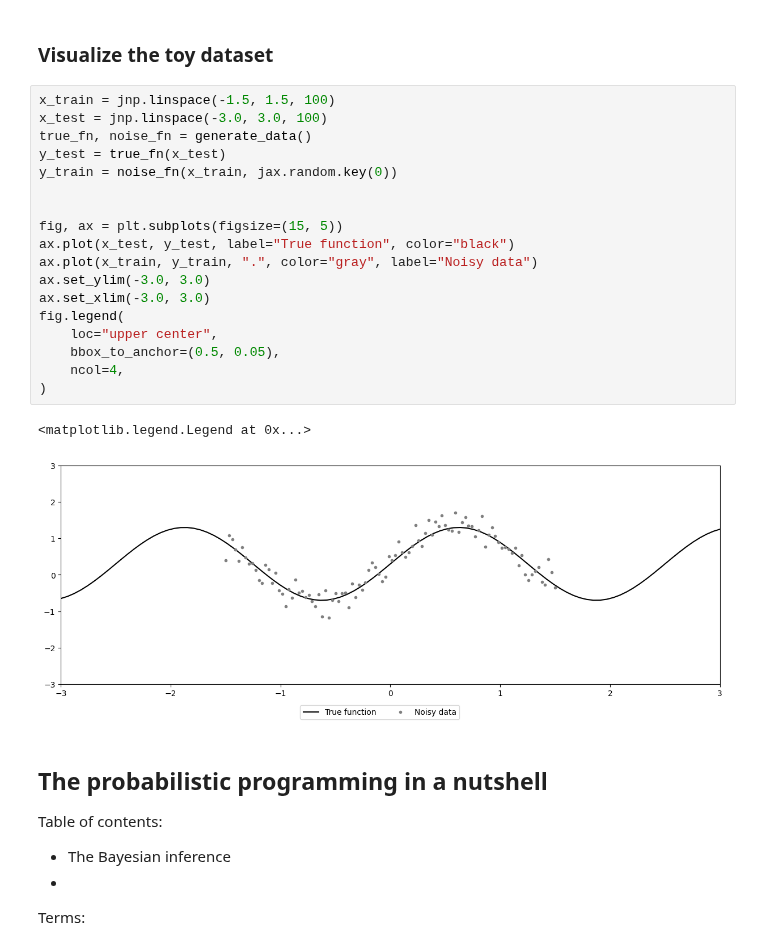
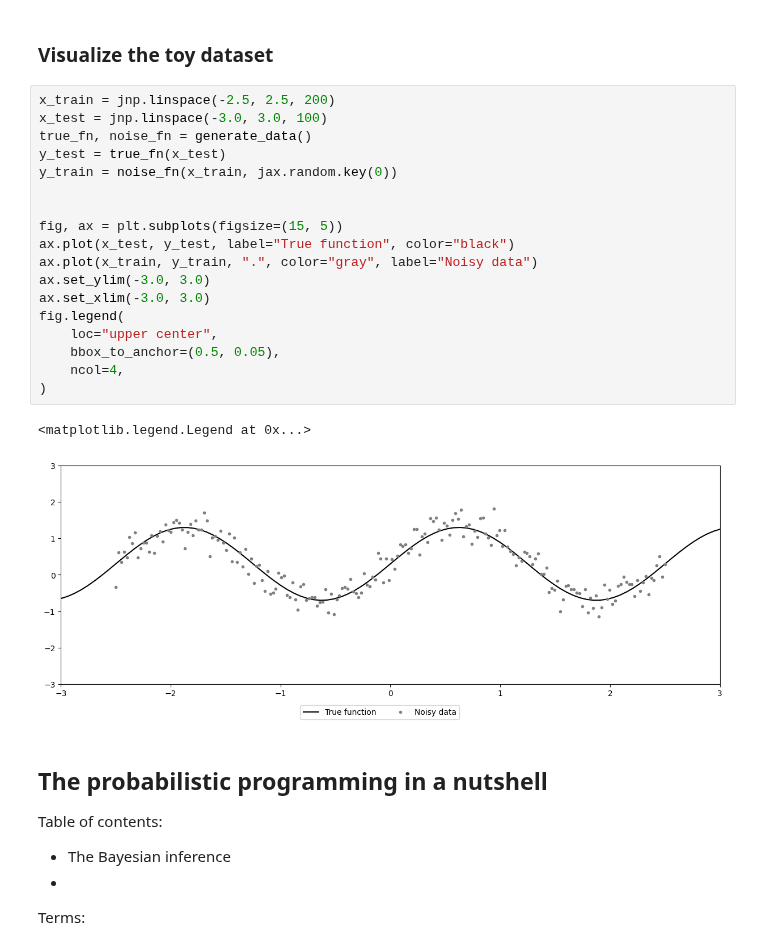
Before and after one commit to PorametPat/inspeqtor, a Jupyter notebook: documents/reviews/review_0003_ppl_numpyro.ipynb, the cells around one changed output. Saved outputs shown, nothing was run; the diff lists cells and outputs as text.

```diff
--- a/documents/reviews/review_0003_ppl_numpyro.ipynb
+++ b/documents/reviews/review_0003_ppl_numpyro.ipynb
@@ -39,26 +39,26 @@ def generate_data():
 # %% [markdown]
 ### Visualize the toy dataset
 # %%
-x_train = jnp.linspace(-1.5, 1.5, 100)
+x_train = jnp.linspace(-2.5, 2.5, 200)
 x_test = jnp.linspace(-3.0, 3.0, 100)
 true_fn, noise_fn = generate_data()
 y_test = true_fn(x_test)
 y_train = noise_fn(x_train, jax.random.key(0))
 
 
 fig, ax = plt.subplots(figsize=(15, 5))
 ax.plot(x_test, y_test, label="True function", color="black")
 ax.plot(x_train, y_train, ".", color="gray", label="Noisy data")
 ax.set_ylim(-3.0, 3.0)
 ax.set_xlim(-3.0, 3.0)
 fig.legend(
     loc="upper center",
     bbox_to_anchor=(0.5, 0.05),
     ncol=4,
 )
 # %% [output]
 <matplotlib.legend.Legend at 0x...>
-[figure, old version]
+[figure, new version]
 # %% [markdown]
 ## The probabilistic programming in a nutshell
 
```
Also changed, not shown: parts of 3 cells of this notebook, 9 other files.
